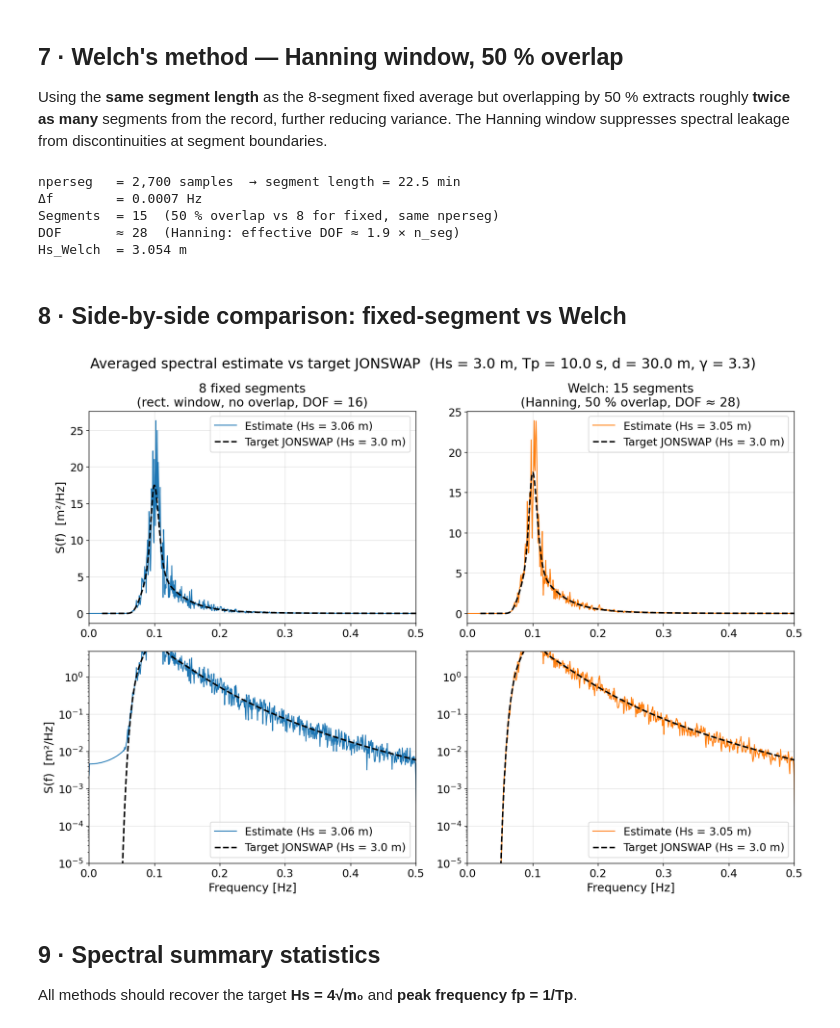
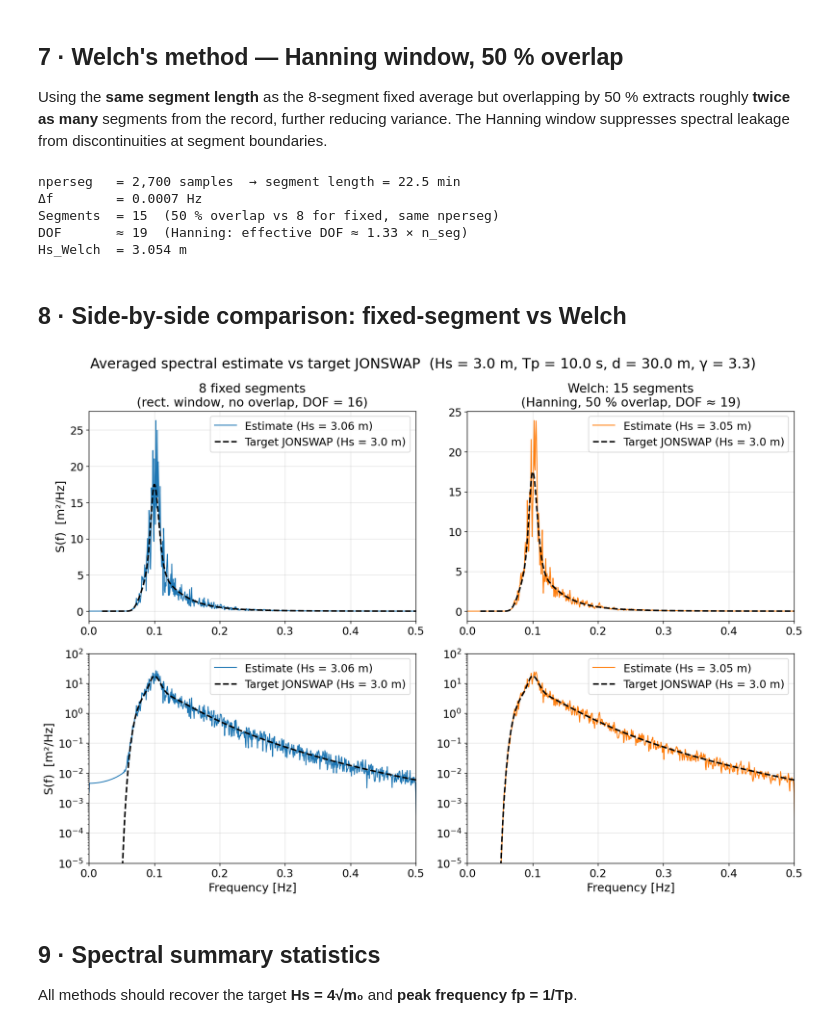
Before and after one commit to Hao-Chengyuan/numerical-wave-tank, a Jupyter notebook: Notebooks/JONSWAP_Spectral_Verification.ipynb, the cells around one changed output. Cells and saved outputs as stored; diff of their text form; code cells hidden in the pictures.

Commit message:
run on macmini and change the DOF calculation for Welch's PSD estimation

```diff
--- a/Notebooks/JONSWAP_Spectral_Verification.ipynb
+++ b/Notebooks/JONSWAP_Spectral_Verification.ipynb
@@ -167,7 +167,7 @@ for ax, yscale in [(ax_lin, 'linear'), (ax_log, 'log')]:
     ax.legend()
     ax.set_title(f'Raw periodogram ({yscale} scale)')
     if yscale == 'log':
-        ax.set_ylim(1e-6, 5)
+        ax.set_ylim(1e-6, 100)
 
 fig.suptitle('No averaging — 1 segment, 2 degrees of freedom')
 plt.tight_layout()
@@ -220,7 +220,7 @@ for ax, yscale in zip(axes, ['linear', 'log']):
     ax.set_xlabel('Frequency [Hz]')
     ax.set_yscale(yscale)
     if yscale == 'log':
-        ax.set_ylim(1e-6, 5)
+        ax.set_ylim(1e-6, 100)
     ax.legend()
     ax.set_title(f'Fixed-segment averaging — {yscale} scale')
 
@@ -274,13 +274,13 @@ Hs_welch = 4 * np.sqrt(np.trapezoid(S_welch[f_welch <= 0.55], f_welch[f_welch <=
 print(f"nperseg   = {nperseg:,} samples  → segment length = {nperseg * dt / 60:.1f} min")
 print(f"Δf        = {1/(nperseg*dt):.4f} Hz")
 print(f"Segments  = {n_welch}  (50 % overlap vs {8} for fixed, same nperseg)")
-print(f"DOF       ≈ {int(1.9 * n_welch)}  (Hanning: effective DOF ≈ 1.9 × n_seg)")
+print(f"DOF       ≈ {int(1.33 * n_welch)}  (Hanning: effective DOF ≈ 1.33 × n_seg)")
 print(f"Hs_Welch  = {Hs_welch:.3f} m")
 # %% [output]
 nperseg   = 2,700 samples  → segment length = 22.5 min
 Δf        = 0.0007 Hz
 Segments  = 15  (50 % overlap vs 8 for fixed, same nperseg)
-DOF       ≈ 28  (Hanning: effective DOF ≈ 1.9 × n_seg)
+DOF       ≈ 19  (Hanning: effective DOF ≈ 1.33 × n_seg)
 Hs_Welch  = 3.054 m
 # %% [markdown]
 ## 8 · Side-by-side comparison: fixed-segment vs Welch
@@ -293,36 +293,36 @@ fig, axes = plt.subplots(2, 2, figsize=(14, 10))
 for col_idx, (f_e, S_e, label, color, Hs_e, n_avg) in enumerate([
     (f_fix8,   S_fix8,   f'8 fixed segments\n(rect. window, no overlap, DOF = 16)',
      'tab:blue',   Hs_fix8,  8),
     (f_welch, S_welch,
-     f'Welch: {n_welch} segments\n(Hanning, 50 % overlap, DOF ≈ {int(1.9*n_welch)})',
+     f'Welch: {n_welch} segments\n(Hanning, 50 % overlap, DOF ≈ {int(1.33*n_welch)})',
      'tab:orange', Hs_welch, n_welch),
 ]):
     for row_idx, yscale in enumerate(['linear', 'log']):
         ax = axes[row_idx][col_idx]
         ax.plot(f_e, S_e, color=color, lw=1.2,
                 label=f'Estimate (Hs = {Hs_e:.2f} m)')
         ax.plot(f_ref, S_ref, 'k--', lw=2,
                 label=f'Target JONSWAP (Hs = {Hs:.1f} m)')
         ax.set_xlim(0, 0.5)
         ax.set_yscale(yscale)
         if yscale == 'log':
-            ax.set_ylim(1e-5, 5)
+            ax.set_ylim(1e-5, 100)
             ax.set_xlabel('Frequency [Hz]')
         ax.legend()
         if col_idx == 0:
             ax.set_ylabel('S(f)  [m²/Hz]')
         if row_idx == 0:
             ax.set_title(label)
 
 fig.suptitle(
     f'Averaged spectral estimate vs target JONSWAP  '
     f'(Hs = {Hs} m, Tp = {Tp} s, d = {d} m, γ = {gamma})'
 )
 plt.tight_layout()
 fig.savefig('../output/jonswap_welch_comparison.pdf', bbox_inches='tight')
 plt.show()
 # %% [output]
-[figure, old version]
+[figure, new version]
 # %% [markdown]
 ## 9 · Spectral summary statistics
 
```
Also changed, not shown: parts of 3 cells of this notebook, 4 other files.
